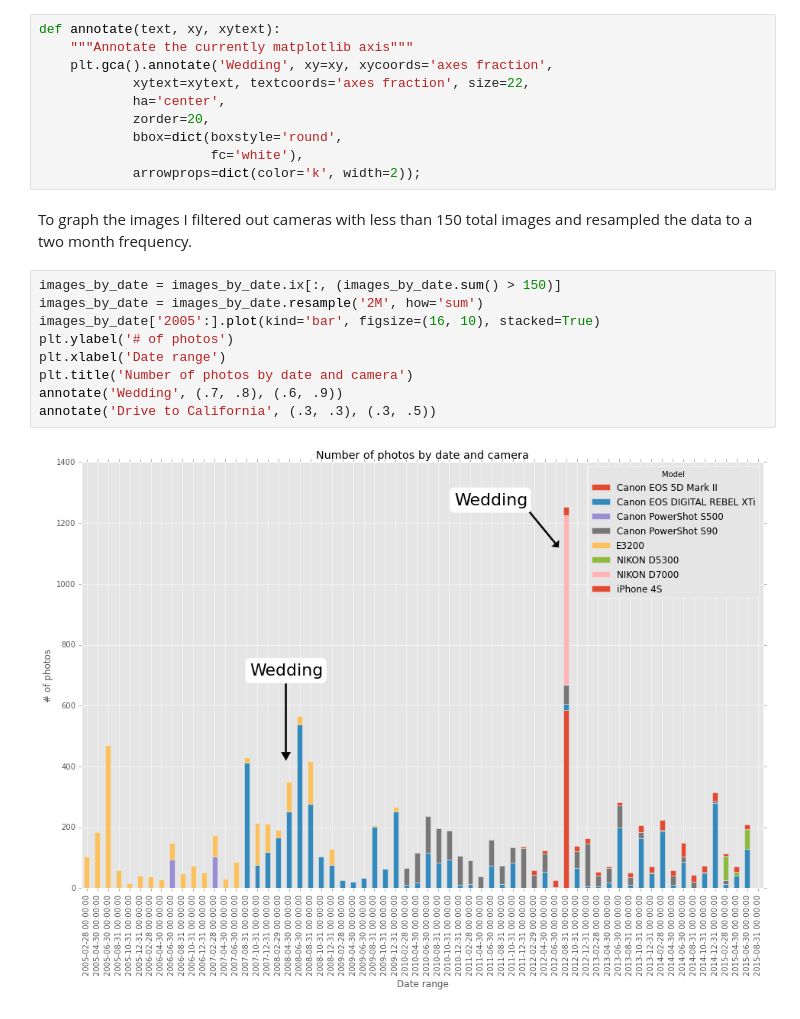
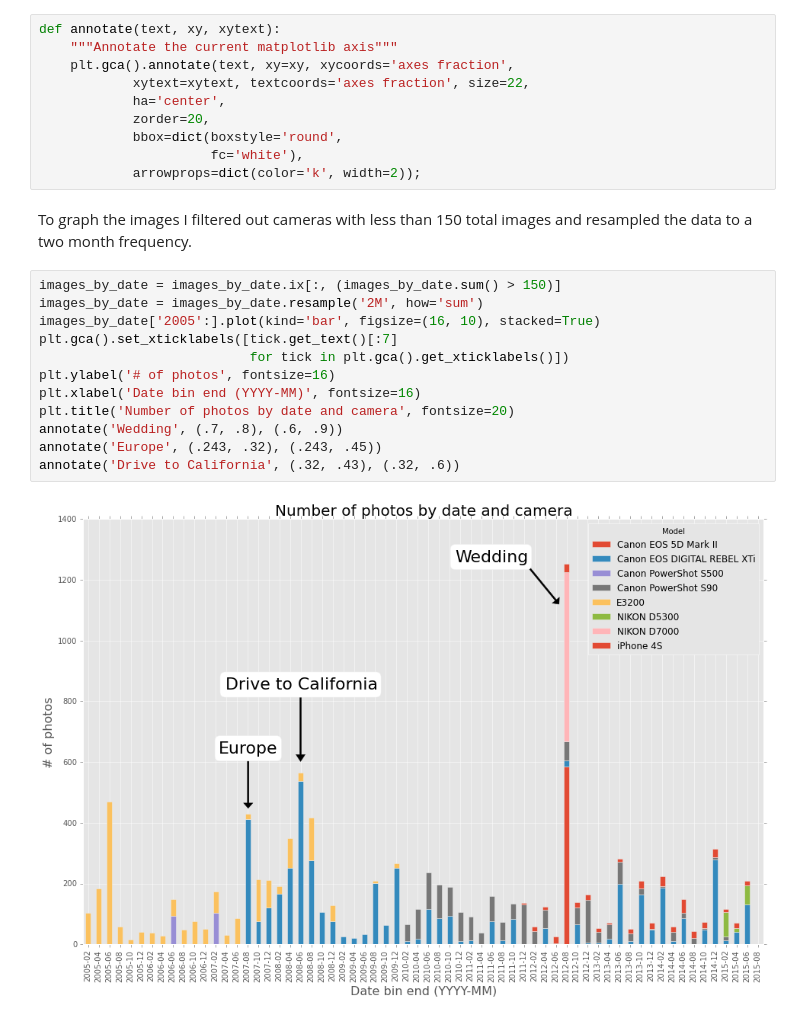
Before and after one commit to VaultHack/img-exif, a Jupyter notebook: img-exif.ipynb, the cells around one changed output. Cells and saved outputs as stored; diff of their text form.

```diff
--- a/img-exif.ipynb
+++ b/img-exif.ipynb
@@ -113,8 +113,8 @@ images_by_date.head()
 I wrote this helpful method to annotate the plot below.
 # %%
 def annotate(text, xy, xytext):
-    """Annotate the currently matplotlib axis"""
-    plt.gca().annotate('Wedding', xy=xy, xycoords='axes fraction',
+    """Annotate the current matplotlib axis"""
+    plt.gca().annotate(text, xy=xy, xycoords='axes fraction',
             xytext=xytext, textcoords='axes fraction', size=22,
             ha='center',
             zorder=20,
@@ -126,11 +126,14 @@ To graph the images I filtered out cameras with less than 150 total images and r
 # %%
 images_by_date = images_by_date.ix[:, (images_by_date.sum() > 150)]
 images_by_date = images_by_date.resample('2M', how='sum')
 images_by_date['2005':].plot(kind='bar', figsize=(16, 10), stacked=True)
-plt.ylabel('# of photos')
-plt.xlabel('Date range')
-plt.title('Number of photos by date and camera')
+plt.gca().set_xticklabels([tick.get_text()[:7]
+                           for tick in plt.gca().get_xticklabels()])
+plt.ylabel('# of photos', fontsize=16)
+plt.xlabel('Date bin end (YYYY-MM)', fontsize=16)
+plt.title('Number of photos by date and camera', fontsize=20)
 annotate('Wedding', (.7, .8), (.6, .9))
-annotate('Drive to California', (.3, .3), (.3, .5))
+annotate('Europe', (.243, .32), (.243, .45))
+annotate('Drive to California', (.32, .43), (.32, .6))
 # %% [output]
-[figure, old version]
+[figure, new version]
```
Also changed, not shown: parts of 2 cells of this notebook.
